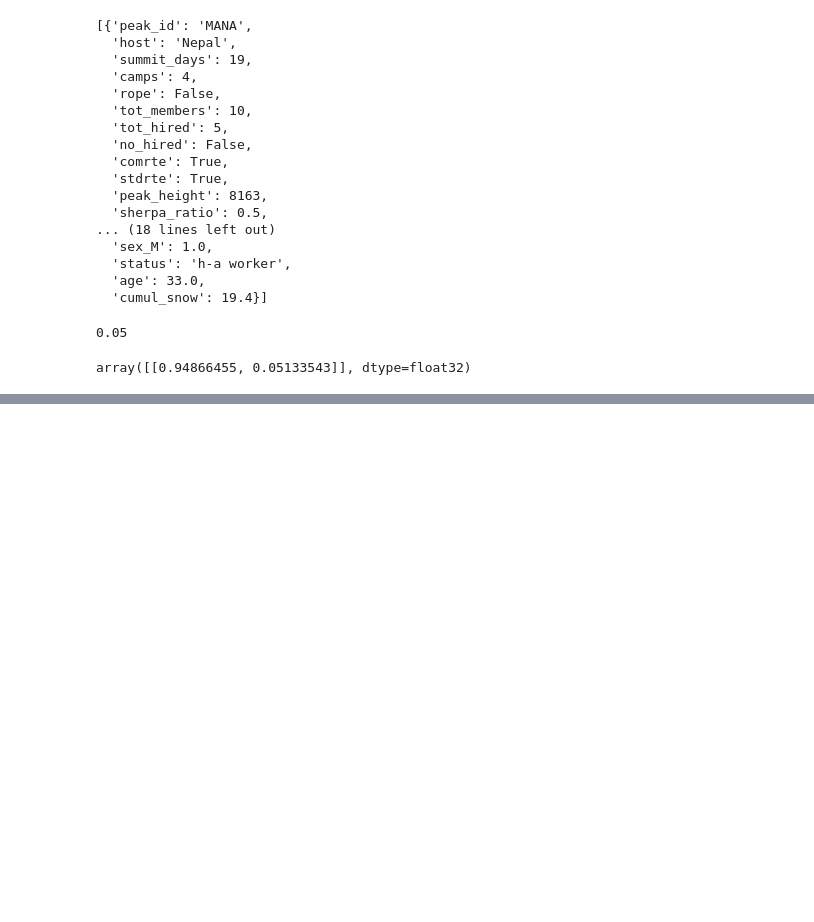
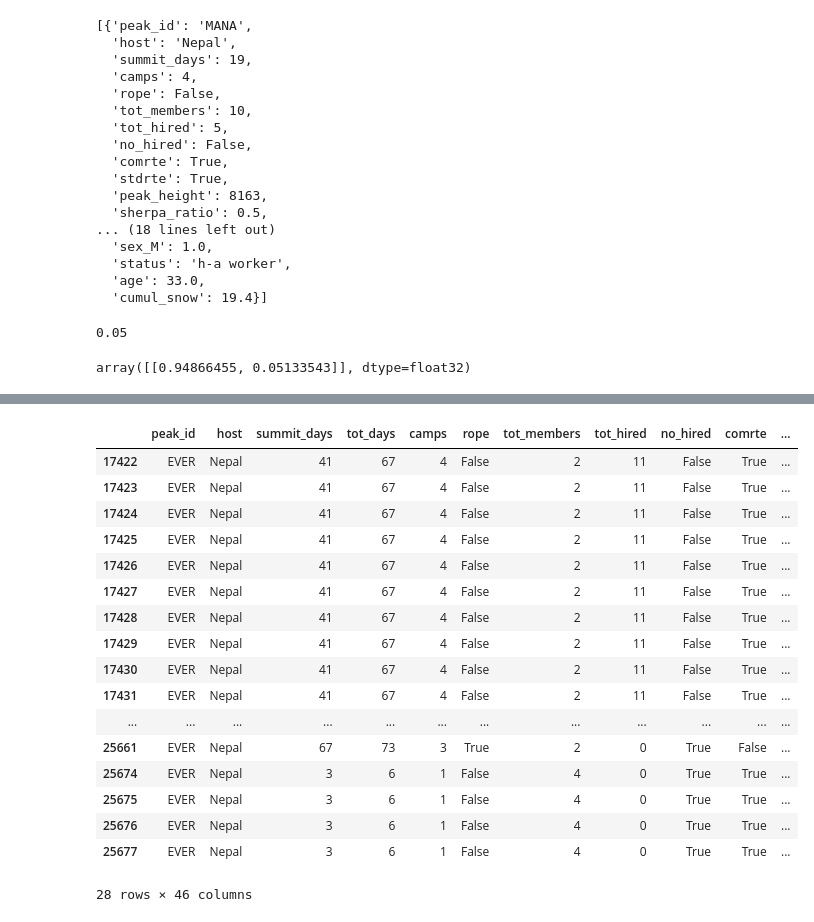
Before and after one commit to JeremyDel/himalaya-project, a Jupyter notebook: himalaya-project/kyril.ipynb, the cells around one changed output, grey strips where cells are left out. Saved outputs shown, nothing was run; the diff lists cells and outputs as text; code cells hidden in the pictures; blank space fills up the shorter version.

```diff
--- a/himalaya-project/kyril.ipynb
+++ b/himalaya-project/kyril.ipynb
@@ -1205,0 +1263,21 @@ array([[0.94866455, 0.05133543]], dtype=float32)
+# %%
+df[(df['season']=='Winter') & (df['peak_id']=='EVER')]
+# %% [output]
+|  | peak_id | host | summit_days | tot_days | camps | rope | tot_members | tot_hired | no_hired | comrte | ... |
+| 17422 | EVER | Nepal | 41 | 67 | 4 | False | 2 | 11 | False | True | ... |
+| 17423 | EVER | Nepal | 41 | 67 | 4 | False | 2 | 11 | False | True | ... |
+| 17424 | EVER | Nepal | 41 | 67 | 4 | False | 2 | 11 | False | True | ... |
+| 17425 | EVER | Nepal | 41 | 67 | 4 | False | 2 | 11 | False | True | ... |
+| 17426 | EVER | Nepal | 41 | 67 | 4 | False | 2 | 11 | False | True | ... |
+| 17427 | EVER | Nepal | 41 | 67 | 4 | False | 2 | 11 | False | True | ... |
+| 17428 | EVER | Nepal | 41 | 67 | 4 | False | 2 | 11 | False | True | ... |
+| 17429 | EVER | Nepal | 41 | 67 | 4 | False | 2 | 11 | False | True | ... |
+| 17430 | EVER | Nepal | 41 | 67 | 4 | False | 2 | 11 | False | True | ... |
+| 17431 | EVER | Nepal | 41 | 67 | 4 | False | 2 | 11 | False | True | ... |
+| ... | ... | ... | ... | ... | ... | ... | ... | ... | ... | ... | ... |
+| 25661 | EVER | Nepal | 67 | 73 | 3 | True | 2 | 0 | True | False | ... |
+| 25674 | EVER | Nepal | 3 | 6 | 1 | False | 4 | 0 | True | True | ... |
+| 25675 | EVER | Nepal | 3 | 6 | 1 | False | 4 | 0 | True | True | ... |
+| 25676 | EVER | Nepal | 3 | 6 | 1 | False | 4 | 0 | True | True | ... |
+| 25677 | EVER | Nepal | 3 | 6 | 1 | False | 4 | 0 | True | True | ... |
+28 rows × 46 columns
```
Also changed, not shown: parts of 48 cells of this notebook, 10 other files.
